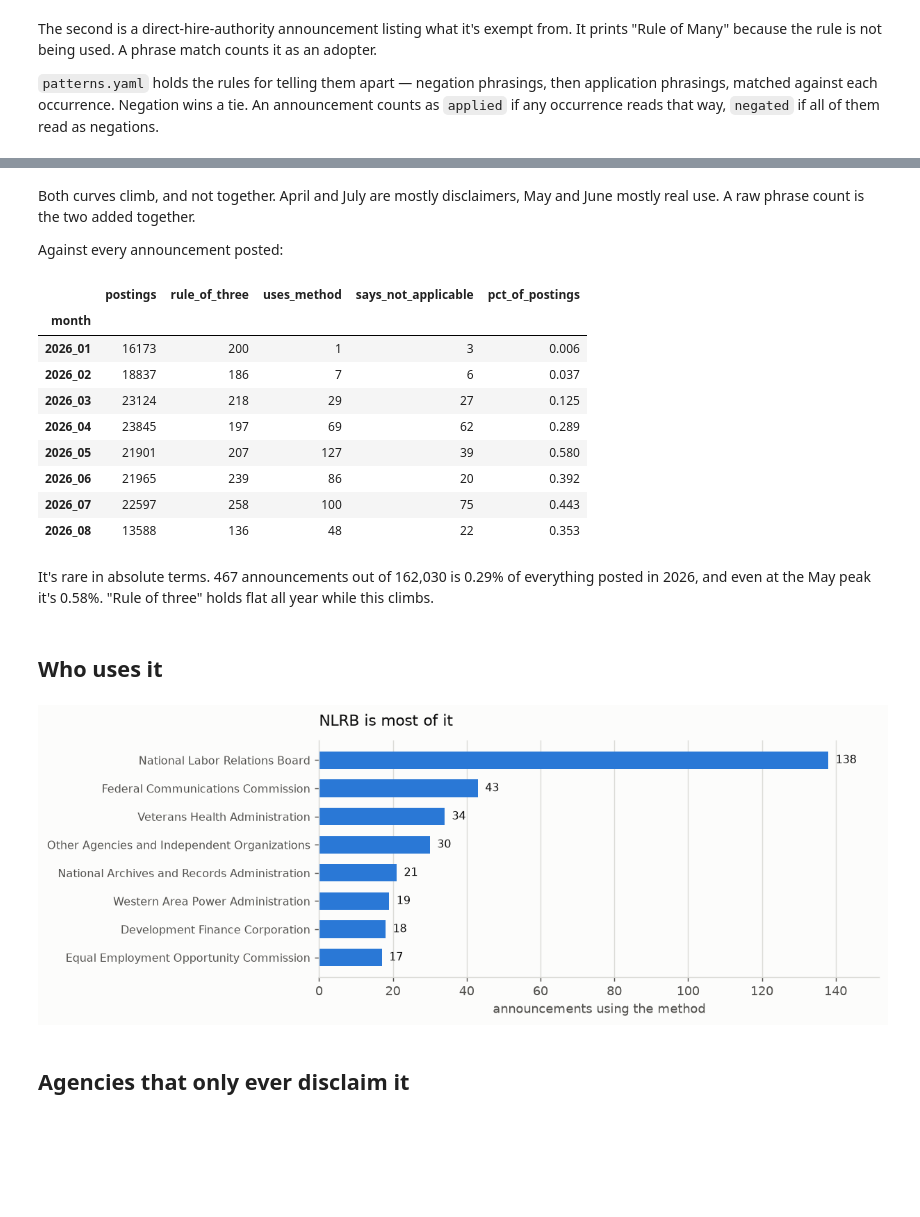
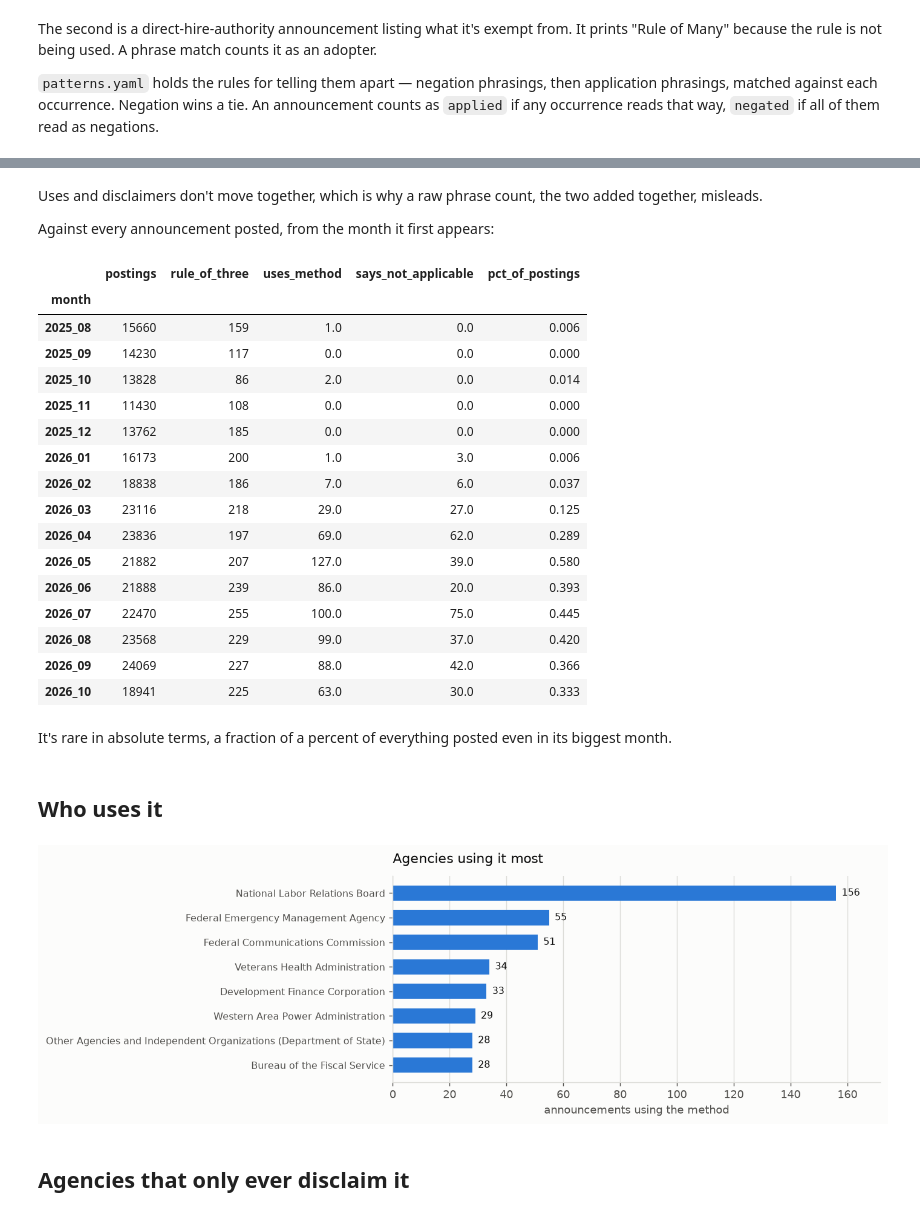
Before and after one commit to abigailhaddad/joa, a Jupyter notebook: rule_of_many.ipynb, the cells around one changed output, grey strips where cells are left out. Saved outputs shown, nothing was run; the diff lists cells and outputs as text; code cells hidden in the pictures; blank space fills up the shorter version.

```diff
--- a/rule_of_many.ipynb
+++ b/rule_of_many.ipynb
@@ -45,6 +46,10 @@ plt.rcParams.update({
     "axes.spines.top": False, "axes.spines.right": False,
     "figure.dpi": 130,
 })
+
+from pathlib import Path
+FIGURES = Path("figures")
+FIGURES.mkdir(exist_ok=True)
 # %% [markdown]
 ## Pull the mentions
 
@@ -109,6 +123,12 @@ umbrella = set(contexts.loc[contexts.ctx.str.contains(rom.PHRASE, case=False, re
 df["names_it"] = df.usajobsControlNumber.map(
     lambda c: "rule of many" if c in umbrella else "named mechanism")
 
+# The same agency name can sit under different departments ("Office of Inspector
+# General", "Other Agencies and Independent Organizations"); name the department too.
+shared = df.groupby("hiringAgencyName").hiringDepartmentName.nunique().loc[lambda s: s > 1].index
+df["agency"] = df.hiringAgencyName.where(~df.hiringAgencyName.isin(shared),
+                                         df.hiringAgencyName + " (" + df.hiringDepartmentName + ")")
+
 pd.crosstab(df.names_it, df.status)
 # %% [output]
 | status | applied | negated |
@@ -154,52 +226,62 @@ plt.show()
 # %% [markdown]
-Both curves climb, and not together. April and July are mostly disclaimers, May and
-June mostly real use. A raw phrase count is the two added together.
+Uses and disclaimers don't move together, which is why a raw phrase count, the two
+added together, misleads.
 
-Against every announcement posted:
+Against every announcement posted, from the month it first appears:
 # %%
 table = (counts.set_index("month")[["postings", "rule_of_three"]]
-                .assign(uses_method=by_month.applied.values,
-                        says_not_applicable=by_month.negated.values))
+               .join(by_month.rename(columns={"applied": "uses_method",
+                                              "negated": "says_not_applicable"})
+                             .set_index(by_month.index.str.replace("-", "_")))
+               .fillna(0))
+table = table.loc[table.index >= by_month.index.min().replace("-", "_")]
 table["pct_of_postings"] = (table.uses_method / table.postings * 100).round(3)
 table
 # %% [output]
 |  | postings | rule_of_three | uses_method | says_not_applicable | pct_of_postings |
 | month |  |  |  |  |  |
-| 2026_01 | 16173 | 200 | 1 | 3 | 0.006 |
-| 2026_02 | 18837 | 186 | 7 | 6 | 0.037 |
-| 2026_03 | 23124 | 218 | 29 | 27 | 0.125 |
-| 2026_04 | 23845 | 197 | 69 | 62 | 0.289 |
-| 2026_05 | 21901 | 207 | 127 | 39 | 0.580 |
-| 2026_06 | 21965 | 239 | 86 | 20 | 0.392 |
-| 2026_07 | 22597 | 258 | 100 | 75 | 0.443 |
-| 2026_08 | 13588 | 136 | 48 | 22 | 0.353 |
+| 2025_08 | 15660 | 159 | 1.0 | 0.0 | 0.006 |
+| 2025_09 | 14230 | 117 | 0.0 | 0.0 | 0.000 |
+| 2025_10 | 13828 | 86 | 2.0 | 0.0 | 0.014 |
+| 2025_11 | 11430 | 108 | 0.0 | 0.0 | 0.000 |
+| 2025_12 | 13762 | 185 | 0.0 | 0.0 | 0.000 |
+| 2026_01 | 16173 | 200 | 1.0 | 3.0 | 0.006 |
+| 2026_02 | 18838 | 186 | 7.0 | 6.0 | 0.037 |
+| 2026_03 | 23116 | 218 | 29.0 | 27.0 | 0.125 |
+| 2026_04 | 23836 | 197 | 69.0 | 62.0 | 0.289 |
+| 2026_05 | 21882 | 207 | 127.0 | 39.0 | 0.580 |
+| 2026_06 | 21888 | 239 | 86.0 | 20.0 | 0.393 |
+| 2026_07 | 22470 | 255 | 100.0 | 75.0 | 0.445 |
+| 2026_08 | 23568 | 229 | 99.0 | 37.0 | 0.420 |
+| 2026_09 | 24069 | 227 | 88.0 | 42.0 | 0.366 |
+| 2026_10 | 18941 | 225 | 63.0 | 30.0 | 0.333 |
 # %% [markdown]
-It's rare in absolute terms. 467 announcements out of 162,030 is 0.29% of everything
-posted in 2026, and even at the May peak it's 0.58%. "Rule of three" holds flat all
-year while this climbs.
+It's rare in absolute terms, a fraction of a percent of everything posted even in its
+biggest month.
 # %% [markdown]
 ## Who uses it
 # %%
-agencies = (df.pivot_table(index="hiringAgencyName", columns="status", aggfunc="size", fill_value=0)
+agencies = (df.pivot_table(index="agency", columns="status", aggfunc="size", fill_value=0)
               .reindex(columns=["applied", "negated"], fill_value=0)
               .sort_values("applied", ascending=False))
 top = agencies.head(8).iloc[::-1]
 
 fig, ax = plt.subplots(figsize=(8, 3.4))
 bars = ax.barh(range(len(top)), top.applied, height=0.62, color=APPLIED)
 for i, v in enumerate(top.applied):
     ax.text(v + 2, i, str(v), va="center", fontsize=9, color=INK)
 
 ax.set_yticks(range(len(top)))
 ax.set_yticklabels(top.index, fontsize=9)
 ax.set_xlabel("announcements using the method")
-ax.set_title("NLRB is most of it", color=INK, loc="left", pad=12)
+ax.set_title("Agencies using it most", color=INK, loc="left", pad=12)
 ax.xaxis.grid(True, color=GRID, linewidth=0.8)
 ax.set_axisbelow(True)
 ax.margins(x=0.10)
+fig.savefig(FIGURES / "agencies.png", bbox_inches="tight")
 plt.show()
 # %% [output]
-[figure, old version]
+[figure, new version]
 # %% [markdown]
 ## Agencies that only ever disclaim it
 # %%
```
Also changed, not shown: parts of 16 cells of this notebook, 9 other files.
